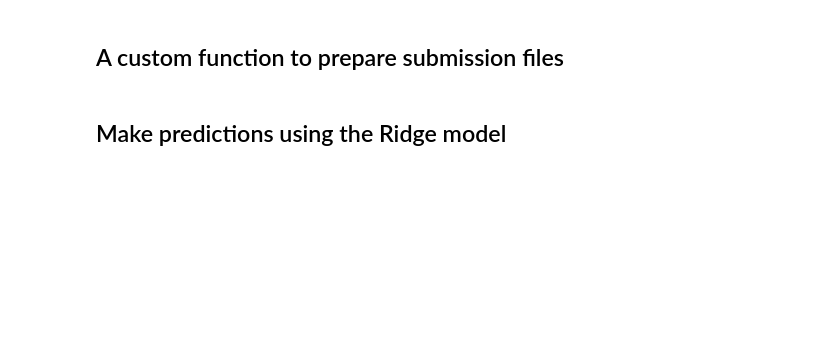
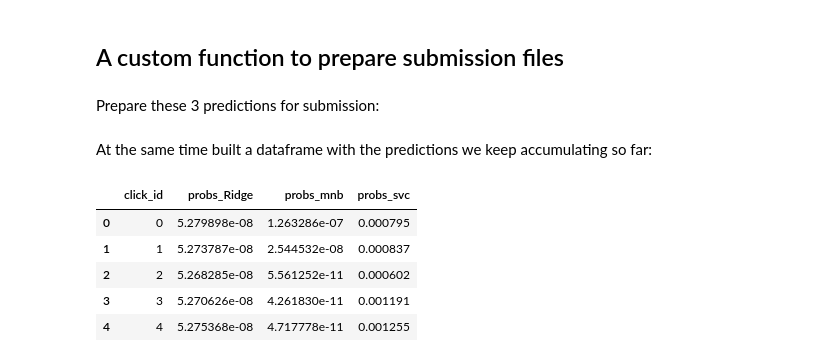
Before and after one commit to ayguno/User-click-detection-predictive-modeling, a Jupyter notebook: User-click-detection-predictive-modeling.ipynb, the cells around one changed output. Drawn from its saved outputs; the diff is of its cells as text; code cells hidden in the pictures; blank space fills up the shorter version.

Commit message:
Re-preparing submission files

```diff
--- a/User-click-detection-predictive-modeling.ipynb
+++ b/User-click-detection-predictive-modeling.ipynb
@@ -1162,0 +1183,16 @@ with open("test_proc_pl1.pkl","wb") as f:
+# %%
+import pickle
+import os.path
+import pandas as pd
+
+file_path = "/Volumes/Iomega_HDD/2016/Data science/Kaggle/User-click-detection-predictive-modeling/test_proc_pl1.pkl"
+n_bytes = 2**31
+max_bytes = 2**31 - 1
+
+## read in chunks
+bytes_in = bytearray(0)
+input_size = os.path.getsize(file_path)
+with open(file_path, 'rb') as f_in:
+    for idx in range(0, input_size, max_bytes):
+        bytes_in += f_in.read(max_bytes)
+test_proc_p11 = pickle.loads(bytes_in)
@@ -1162,0 +1216,4 @@ with open("test_proc_pl1.pkl","wb") as f:
+# %%
+# Load the sparse matrix
+import scipy.sparse as sp
+test_proc_p11 = sp.load_npz("/Volumes/Iomega_HDD/2016/Data science/Kaggle/User-click-detection-predictive-modeling/test_proc_pl1.npz")
@@ -1165,12 +1316,31 @@ with open("test_proc_pl1.pkl","wb") as f:
 # %%
-def prepare_submission(predictions,filename = "new_submission"):
-    import pandas as pd
+import pandas as pd
+click_id = pd.read_hdf("/Volumes/Iomega_HDD/2016/Data science/Kaggle/User-click-detection-predictive-modeling/click_id.h5")
+def prepare_submission(predictions,filename = "new_submission", click_id = click_id):
     """predictions: a list containing the predicted probabilities in the test set. """
     is_attributed = predictions
-    click_id = list(range(1,len(is_attributed)))
-    submission_frame = pd.DataFrame([click_id,is_attributed], columns = ["click_id","is_attributed"])
+    submission_frame = pd.DataFrame()
+    submission_frame["click_id"] = click_id
+    submission_frame["is_attributed"] = is_attributed.apply(lambda x: format(x,".9f"))  # Reformat the probabilities upto the 9th decimal point
     filename = filename + ".csv"
-    submission_frame.to_csv(filename)
+    submission_frame.to_csv(filename,index = False)
     print("File saved as :" + filename)
-# %% [markdown]
-## Make predictions using the Ridge model
+# %% [markdown]
+Prepare these 3 predictions for submission:
+# %% [markdown]
+At the same time built a dataframe with the predictions we keep accumulating so far:
+# %%
+prediction_frames = pd.DataFrame()
+prediction_frames["click_id"] = click_id
+prediction_frames["probs_Ridge"] = probs_Ridge
+prediction_frames["probs_mnb"] = probs_mnb
+prediction_frames["probs_svc"] = probs_svc
+# %%
+prediction_frames.head()
+# %% [output]
+|  | click_id | probs_Ridge | probs_mnb | probs_svc |
+| 0 | 0 | 5.279898e-08 | 1.263286e-07 | 0.000795 |
+| 1 | 1 | 5.273787e-08 | 2.544532e-08 | 0.000837 |
+| 2 | 2 | 5.268285e-08 | 5.561252e-11 | 0.000602 |
+| 3 | 3 | 5.270626e-08 | 4.261830e-11 | 0.001191 |
+| 4 | 4 | 5.275368e-08 | 4.717778e-11 | 0.001255 |
```
Also changed, not shown: parts of 29 cells of this notebook.
